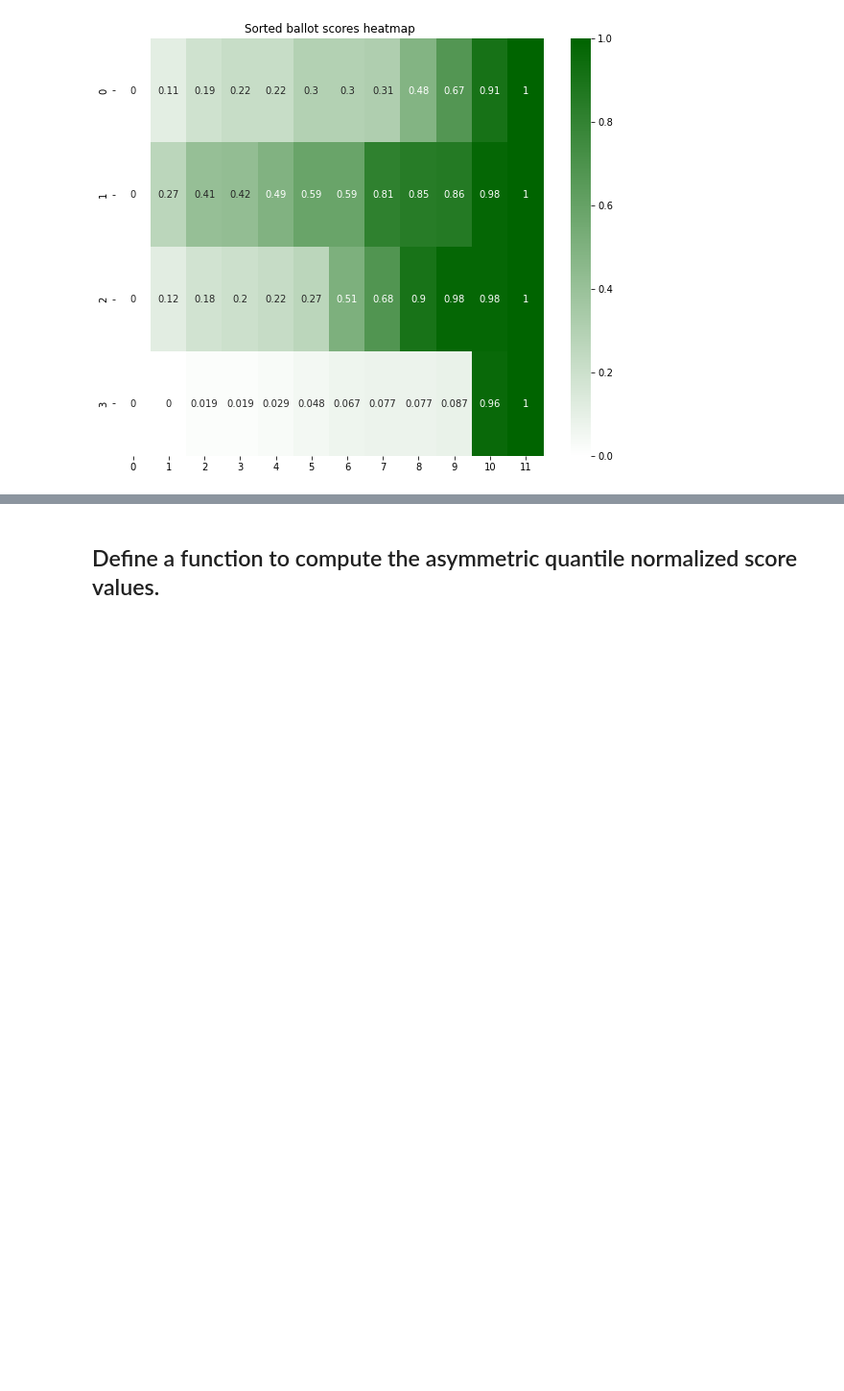
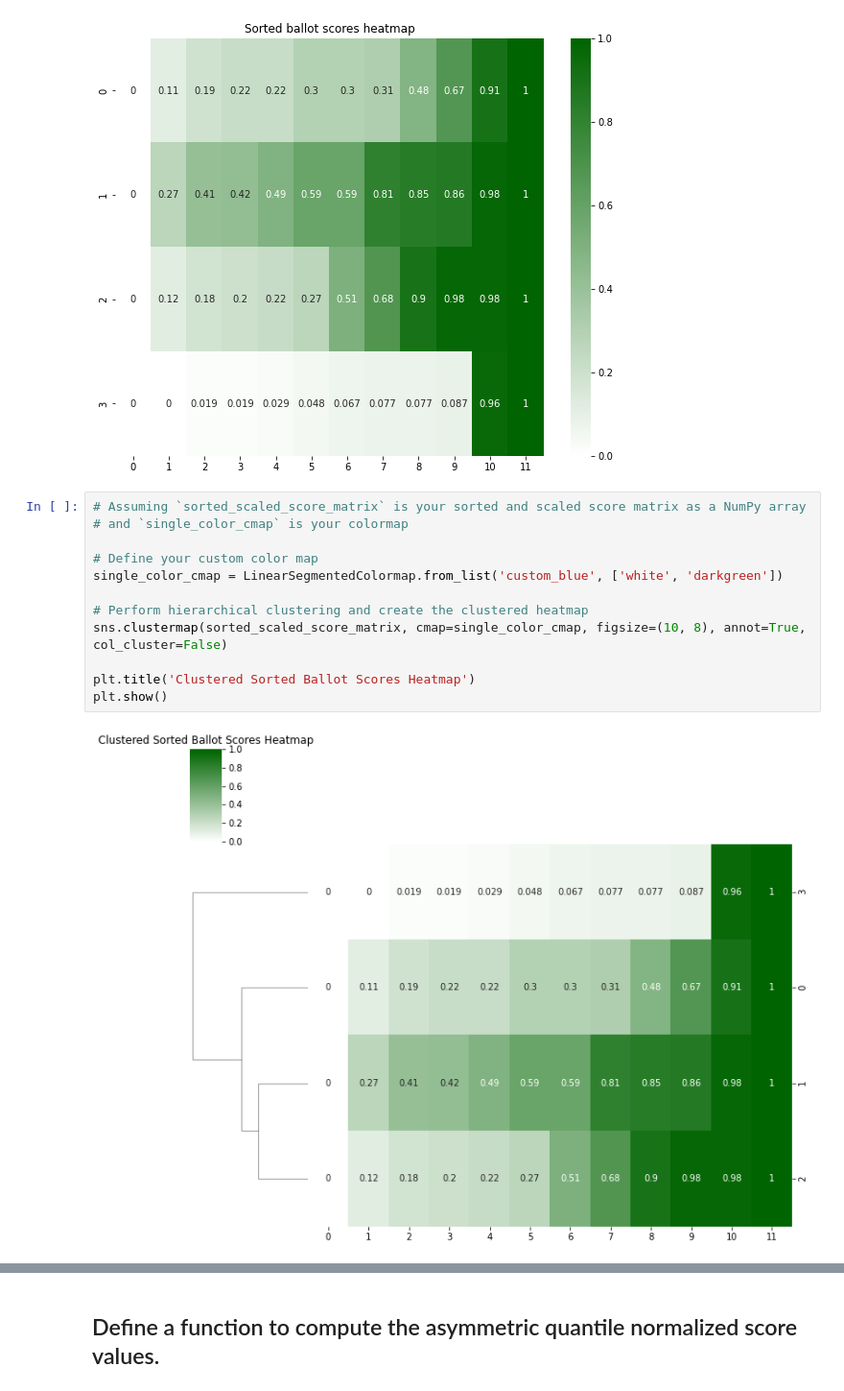
Before and after one commit to cfrankston728/symmetric_quantile-normalized_score, a Jupyter notebook: voting_explorer.ipynb, the cells around one changed output, grey strips where cells are left out. Shown at 96% size. Drawn from its saved outputs; the diff is of its cells as text; blank space fills up the shorter version.

```diff
--- a/voting_explorer.ipynb
+++ b/voting_explorer.ipynb
@@ -109,3 +109,17 @@ plt.title('Sorted ballot scores heatmap')
 plt.show()
 # %% [output]
 [figure]
+# %%
+# Assuming `sorted_scaled_score_matrix` is your sorted and scaled score matrix as a NumPy array
+# and `single_color_cmap` is your colormap
+
+# Define your custom color map
+single_color_cmap = LinearSegmentedColormap.from_list('custom_blue', ['white', 'darkgreen'])
+
+# Perform hierarchical clustering and create the clustered heatmap
+sns.clustermap(sorted_scaled_score_matrix, cmap=single_color_cmap, figsize=(10, 8), annot=True, col_cluster=False)
+
+plt.title('Clustered Sorted Ballot Scores Heatmap')
+plt.show()
+# %% [output]
+[figure, added]
```
Also changed, not shown: parts of 6 cells of this notebook.
